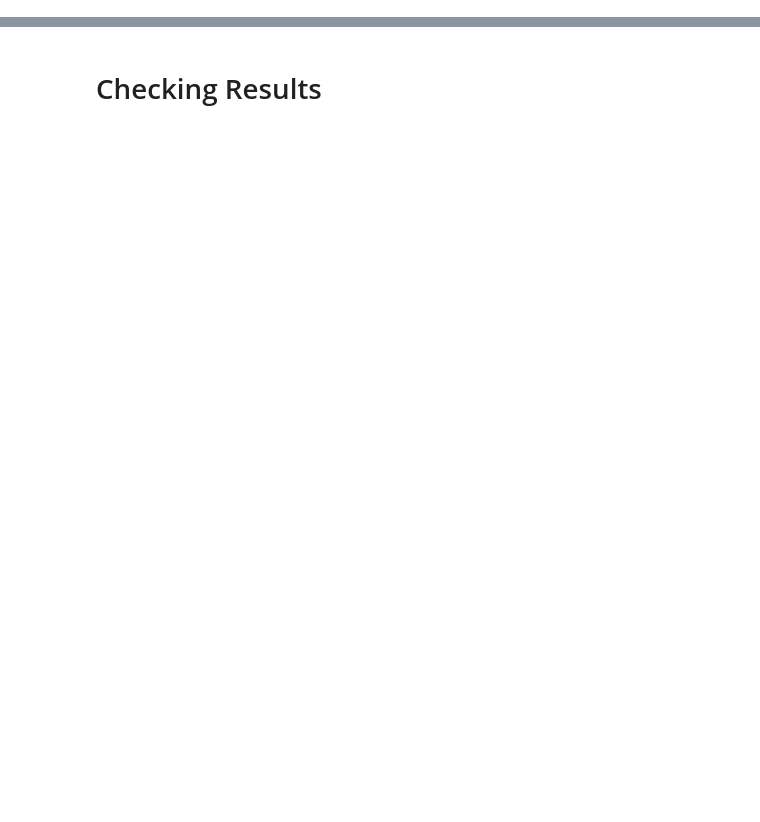
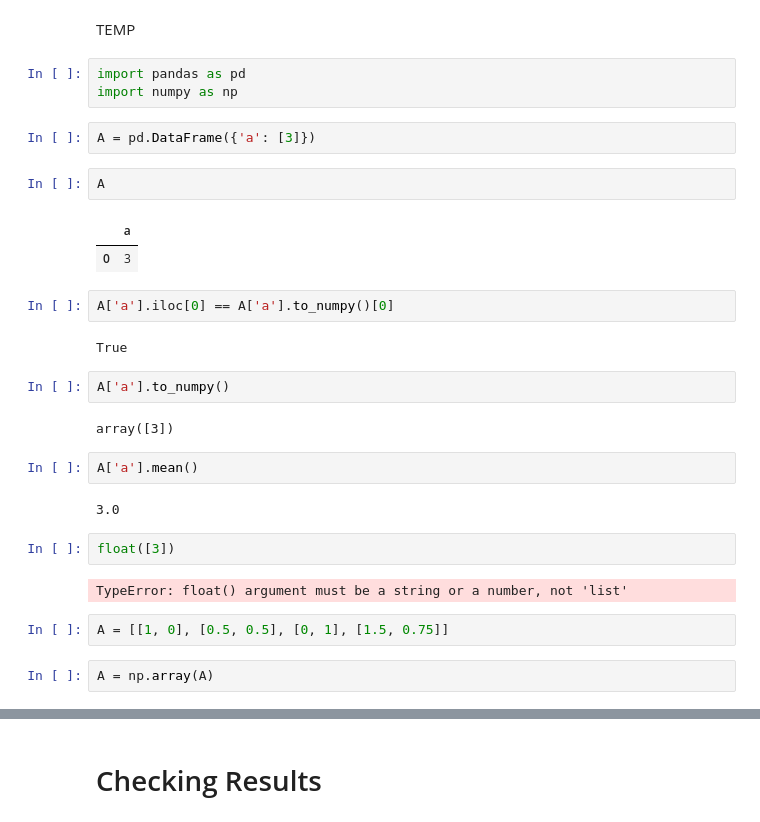
Before and after one commit to MariosKef/RULe, a Jupyter notebook: test_SO_dataset1.ipynb, the cells around one changed output, grey strips where cells are left out. Cells and saved outputs as stored; diff of their text form; blank space fills up the shorter version.

```diff
--- a/test_SO_dataset1.ipynb
+++ b/test_SO_dataset1.ipynb
@@ -0,0 +1,32 @@
+# %% [markdown]
+TEMP
+# %%
+import pandas as pd
+import numpy as np
+# %%
+A = pd.DataFrame({'a': [3]})
+# %%
+A
+# %% [output]
+|  | a |
+| 0 | 3 |
+# %%
+A['a'].iloc[0] == A['a'].to_numpy()[0]
+# %% [output]
+True
+# %%
+A['a'].to_numpy()
+# %% [output]
+array([3])
+# %%
+A['a'].mean()
+# %% [output]
+3.0
+# %%
+float([3])
+# %% [output]
+TypeError: float() argument must be a string or a number, not 'list'
+# %%
+A = [[1, 0], [0.5, 0.5], [0, 1], [1.5, 0.75]]
+# %%
+A = np.array(A)
```
Also changed, not shown: parts of 19 cells of this notebook, 6 other files.
